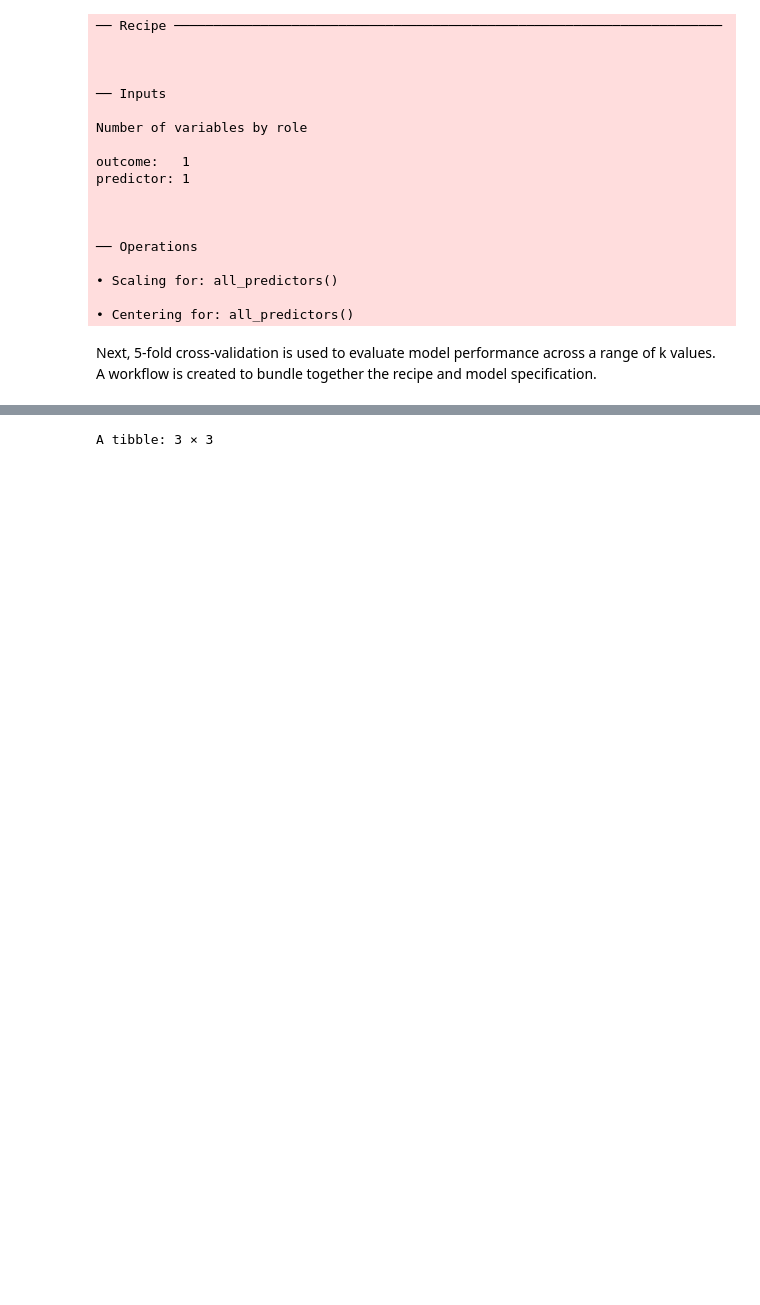
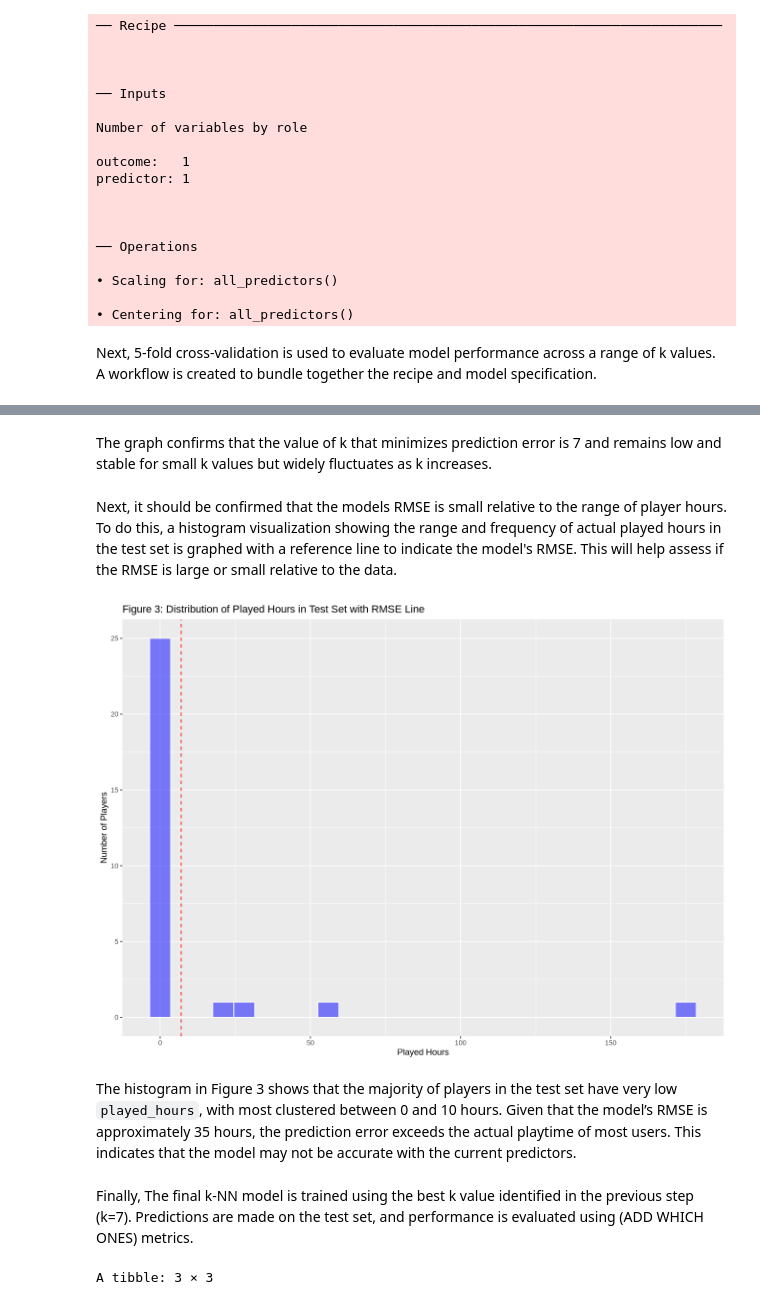
Before and after one commit to bhxxmika/DSCI-Group-Project-, a Jupyter notebook: Group_project.ipynb, the cells around one changed output, grey strips where cells are left out. Drawn from its saved outputs; the diff is of its cells as text; code cells hidden in the pictures; blank space fills up the shorter version.

```diff
--- a/Group_project.ipynb
+++ b/Group_project.ipynb
@@ -258,3 +282,23 @@ Finally, The final k-NN model is trained using the best k value identified in th
+# %% [markdown]
+The graph confirms that the value of k that minimizes prediction error is 7 and remains low and stable for small k values but widely fluctuates as k increases.
+# %% [markdown]
+Next, it should be confirmed that the models RMSE is small relative to the range of player hours. To do this, a histogram visualization showing the range and frequency of actual played hours in the test set is graphed with a reference line to indicate the model's RMSE. This will help assess if the RMSE is large or small relative to the data.
+# %%
+
+# Plot histogram of actual played_hours in test set
+ph_range<-ggplot(players_testing, aes(x = played_hours)) +
+  geom_histogram(binwidth = 7, fill = "blue", color = "white", alpha = 0.5) +
+  geom_vline(xintercept = knn_min_val, linetype = "dashed", color = "red") +
+  labs(title = "Figure 3: Distribution of Played Hours in Test Set with RMSE Line",
+    x = "Played Hours",
+    y = "Number of Players")
+ph_range
+# %% [output]
+[figure, added]
+# %% [markdown]
+The histogram in Figure 3 shows that the majority of players in the test set have very low `played_hours`, with most clustered between 0 and 10 hours. Given that the model’s RMSE is approximately 35 hours, the prediction error exceeds the actual playtime of most users. This indicates that the model may not be accurate with the current predictors.
+# %% [markdown]
+Finally, The final k-NN model is trained using the best k value identified in the previous step (k=7). Predictions are made on the test set, and performance is evaluated using (ADD WHICH ONES) metrics.
 # %%
 #set seed for reproducibility
 set.seed(2000)
```
Also changed, not shown: parts of 6 cells of this notebook.
